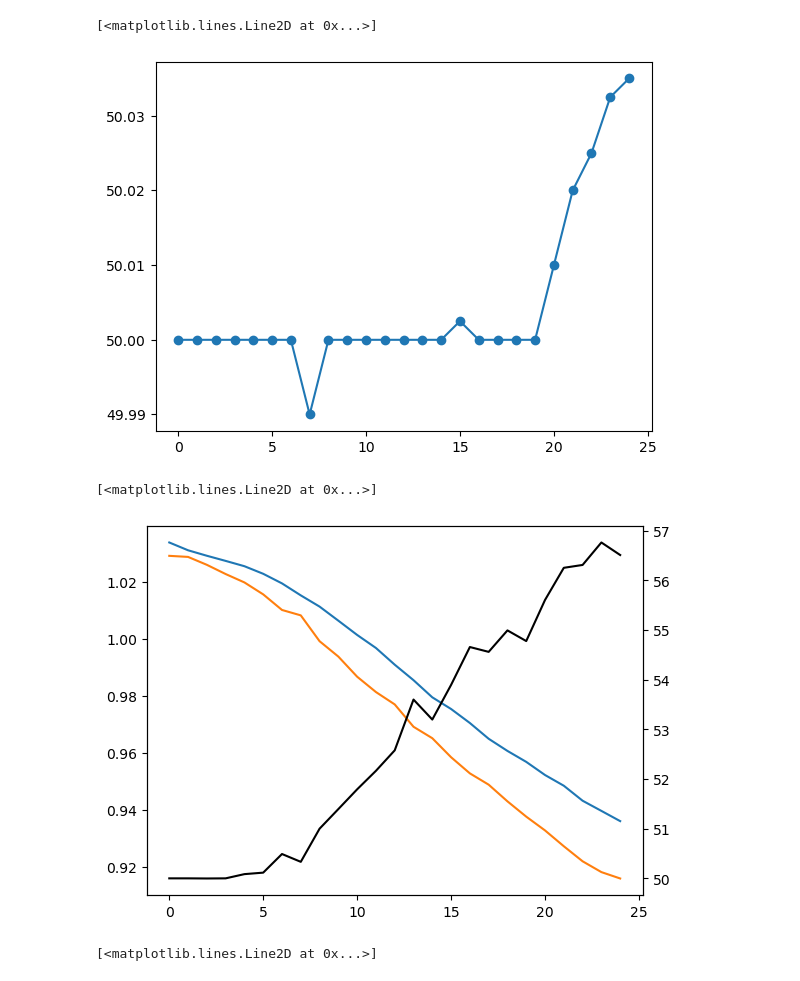
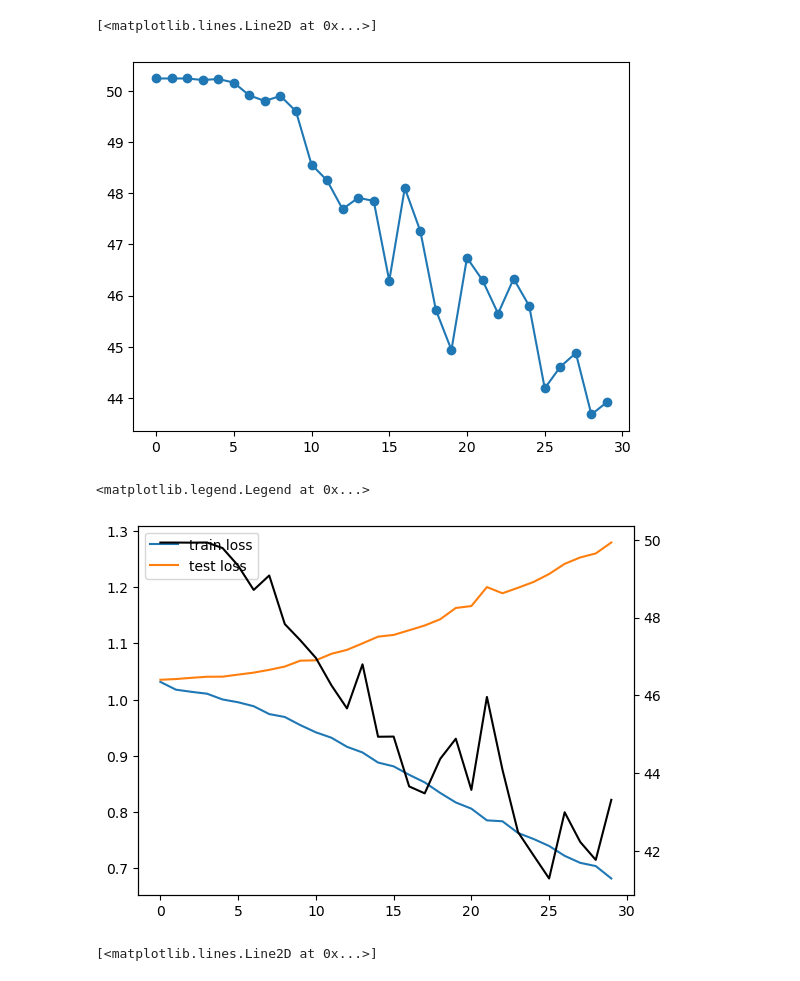
Before and after one commit to valeeb/heart_attack_risk, a Jupyter notebook: python_notebooks/importing.ipynb, the cells around one changed output. Saved outputs shown, nothing was run; the diff lists cells and outputs as text; code cells hidden in the pictures.

```diff
--- a/python_notebooks/importing.ipynb
+++ b/python_notebooks/importing.ipynb
@@ -47,22 +55,0 @@ test_loader = data_utils.DataLoader(train, batch_size=batch_size,shuffle=True)
-# %%
-from torch import nn
-
-# Define model
-class NeuralNetwork(nn.Module):
-    def __init__(self,neurons=[1,1,1]):
-        super().__init__()
-        self.flatten = nn.Flatten()
-        self.linear_relu_stack = nn.Sequential(
-            nn.Linear(neurons[0], neurons[1]), #1st layer: pass the data of x_0 points to x_1 neurons
-            nn.ReLU(),
-            nn.Linear(neurons[1], neurons[1]), #hidden layers: x_i neurons to x_i=1 neurons
-            nn.ReLU(),
-            nn.Linear(neurons[1], neurons[2]) #last layer: x_-2 to x_-1 neurons
-        )
-
-    def forward(self, x):
-        x = self.flatten(x)
-        logits = self.linear_relu_stack(x)
-        return logits
-
-model = NeuralNetwork().to(device)
@@ -113,22 +56,16 @@ from torch.optim.lr_scheduler import OneCycleLR
 # %%
 model = NeuralNetwork(neurons=[features.shape[1],100,3]).to(device)
-epochs = 25
+epochs = 30
 
 loss_fn = nn.CrossEntropyLoss()
-#optimizer = torch.optim.SGD(model.parameters(), lr=0.1, momentum=0.9)
-optimizer = torch.optim.AdamW(model.parameters(),weight_decay=1e-4) #lr=1e-3
-scheduler = OneCycleLR(optimizer,
-    max_lr=1e-2,         # Peak learning rate
-    total_steps=epochs*int(index_train/batch_size),    # Total number of steps (epochs * batches_per_epoch)
-    anneal_strategy="cos",  # Use cosine annealing
-    div_factor=25,       # Initial LR = max_lr / div_factor
-    final_div_factor=100,# Final LR = max_lr / final_div_factor
-)
+#optimizer = torch.optim.SGD(model.parameters(), lr=0.003, momentum=0.6)
+optimizer = torch.optim.AdamW(model.parameters(),lr=1e-3,weight_decay=1e-2)
+
 
 accs=[];train_loss=[]; test_loss=[]
 for t in range(epochs):
     print(f"Epoch {t+1}\n-------------------------------")
-    train_l = train(train_loader, model, loss_fn, optimizer,scheduler)
+    train_l = train(train_loader, model, loss_fn, optimizer)
     acc,test_l = test(test_loader, model, loss_fn)
 
     accs.append(acc); test_loss.append(test_l); train_loss.append(train_l)
@@ -155,15 +92,17 @@ Test Error:
 [<matplotlib.lines.Line2D at 0x...>]
-[figure, old version]
+[figure, new version]
 # %%
 fig,ax = plt.subplots()
 
-ax.plot(train_loss,'-')
-ax.plot(test_loss,'-')
+ax.plot(train_loss,'-',label='train loss')
+ax.plot(test_loss,'-',label='test loss')
 axR = ax.twinx()
 axR.plot(accs,'k-')
+
+ax.legend()
 # %% [output]
-[<matplotlib.lines.Line2D at 0x...>]
+<matplotlib.legend.Legend at 0x...>
-[figure, old version]
+[figure, new version]
 # %%
 fig,ax = plt.subplots()
 
```
Also changed, not shown: parts of 7 cells of this notebook, 2 other files.
